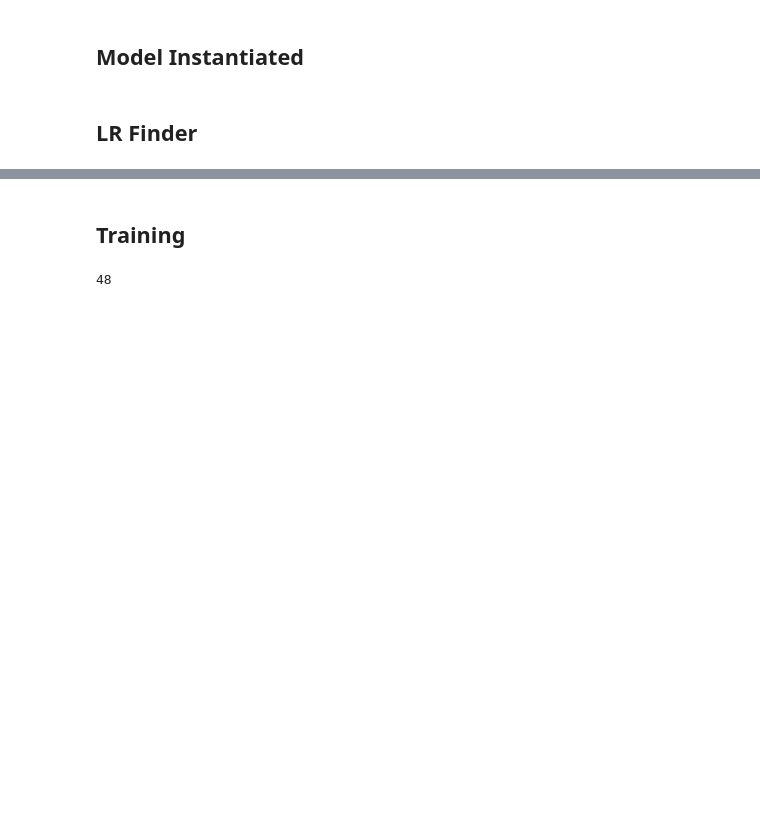
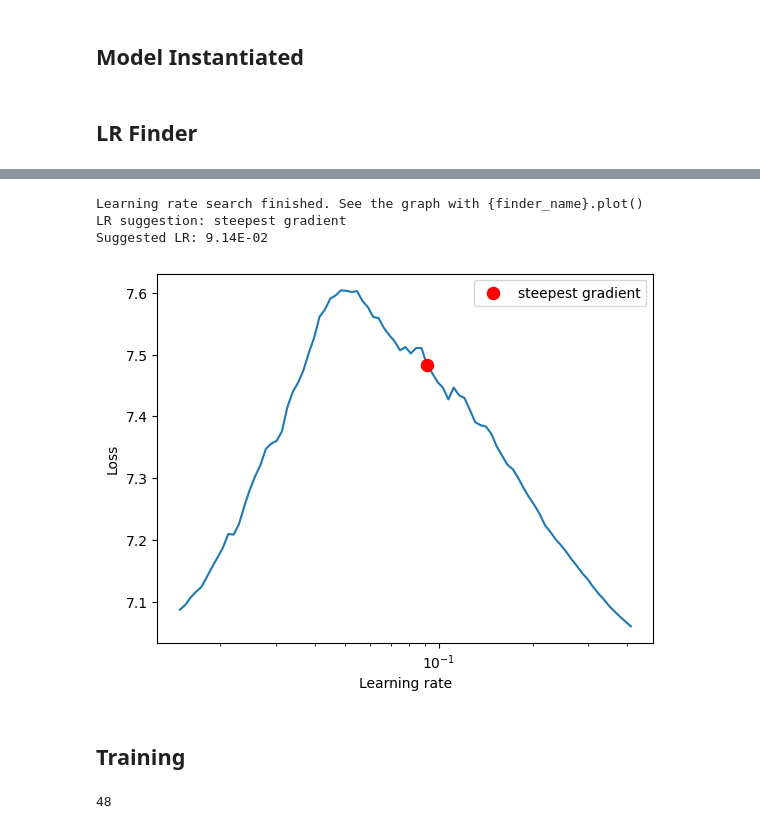
Before and after one commit to Adityak204/era_v3_session9_assignment, a Jupyter notebook: train.ipynb, the cells around one changed output, grey strips where cells are left out. Drawn from its saved outputs; the diff is of its cells as text; code cells hidden in the pictures; blank space fills up the shorter version.

```diff
--- a/train.ipynb
+++ b/train.ipynb
@@ -102,3 +142,32 @@ Suggested LR: 3.51E-01
+# %%
+from torch_lr_finder import LRFinder
+
+optimizer = optim.SGD(resnet_model_exp.parameters(), lr=0.01, momentum=0.9, weight_decay=5e-4)
+criterion = nn.CrossEntropyLoss()
+
+amp_config = {
+    'device_type': 'cuda',
+    'dtype': torch.float16,
+}
+grad_scaler = torch.cuda.amp.GradScaler()
+
+lr_finder = LRFinder(
+    resnet_model_exp,
+    optimizer,
+    criterion,
+    device='cuda',
+    amp_backend='torch',
+    amp_config=amp_config,
+    grad_scaler=grad_scaler
+)
+lr_finder.range_test(train_loader, end_lr=.5, num_iter=100, step_mode='exp')
+lr_finder.plot()
+lr_finder.reset()
+# %% [output]
+Learning rate search finished. See the graph with {finder_name}.plot()
+LR suggestion: steepest gradient
+Suggested LR: 9.14E-02
+[figure, added]
 # %% [markdown]
 ## Training
 # %%
```
Also changed, not shown: parts of 5 cells of this notebook, 4 other files.
